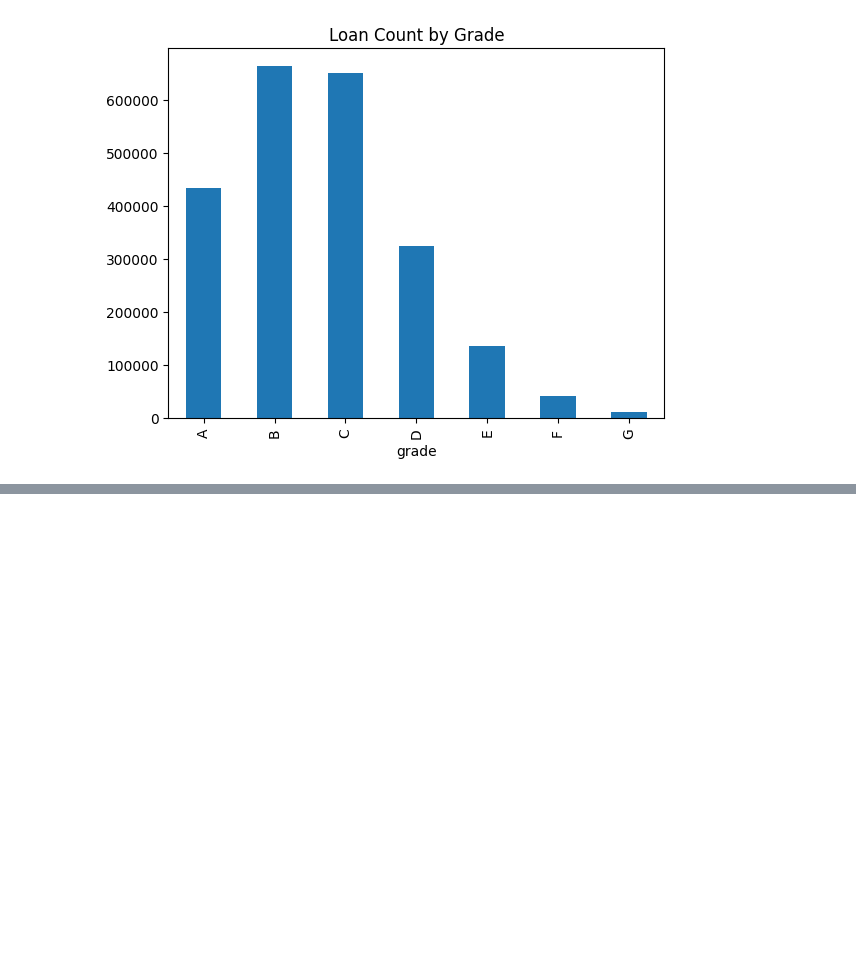
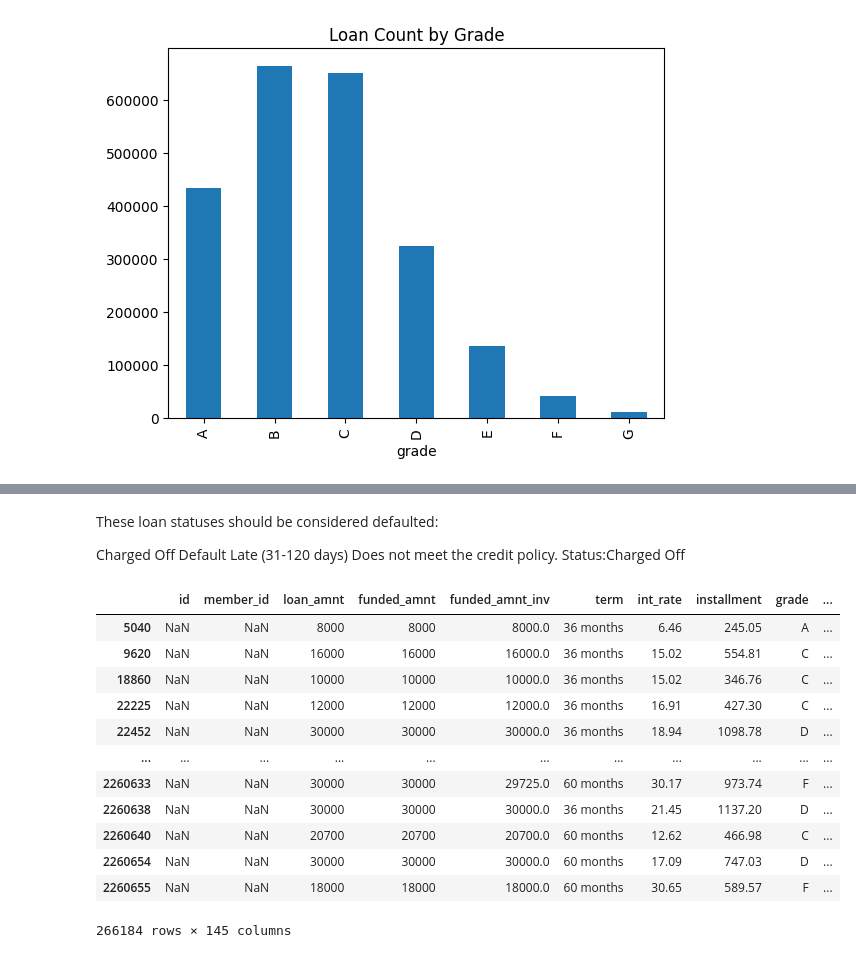
Before and after one commit to septembershashanksharma-hub/finsight-ai, a Jupyter notebook: week1_foundation.ipynb, the cells around one changed output, grey strips where cells are left out. Cells and saved outputs as stored; diff of their text form; code cells hidden in the pictures; blank space fills up the shorter version.

```diff
--- a/week1_foundation.ipynb
+++ b/week1_foundation.ipynb
@@ -198,0 +128,23 @@ Index(['id', 'member_id', 'loan_amnt', 'funded_amnt', 'funded_amnt_inv',
+# %% [markdown]
+These loan statuses should be considered defaulted:
+
+Charged Off
+Default
+Late (31-120 days)
+Does not meet the credit policy. Status:Charged Off
+# %%
+dataset[(dataset['loan_status'] == 'Charged Off') | (dataset['loan_status'] == 'Default') | (dataset['loan_status'] == 'Late (16-30 days)') | (dataset['loan_status'] == 'Does not meet the credit policy. Status:Charged Off')]
+# %% [output]
+|  | id | member_id | loan_amnt | funded_amnt | funded_amnt_inv | term | int_rate | installment | grade | ... |
+| 5040 | NaN | NaN | 8000 | 8000 | 8000.0 | 36 months | 6.46 | 245.05 | A | ... |
+| 9620 | NaN | NaN | 16000 | 16000 | 16000.0 | 36 months | 15.02 | 554.81 | C | ... |
+| 18860 | NaN | NaN | 10000 | 10000 | 10000.0 | 36 months | 15.02 | 346.76 | C | ... |
+| 22225 | NaN | NaN | 12000 | 12000 | 12000.0 | 36 months | 16.91 | 427.30 | C | ... |
+| 22452 | NaN | NaN | 30000 | 30000 | 30000.0 | 36 months | 18.94 | 1098.78 | D | ... |
+| ... | ... | ... | ... | ... | ... | ... | ... | ... | ... | ... |
+| 2260633 | NaN | NaN | 30000 | 30000 | 29725.0 | 60 months | 30.17 | 973.74 | F | ... |
+| 2260638 | NaN | NaN | 30000 | 30000 | 30000.0 | 36 months | 21.45 | 1137.20 | D | ... |
+| 2260640 | NaN | NaN | 20700 | 20700 | 20700.0 | 60 months | 12.62 | 466.98 | C | ... |
+| 2260654 | NaN | NaN | 30000 | 30000 | 30000.0 | 60 months | 17.09 | 747.03 | D | ... |
+| 2260655 | NaN | NaN | 18000 | 18000 | 18000.0 | 60 months | 30.65 | 589.57 | F | ... |
+266184 rows × 145 columns
```
Also changed, not shown: parts of 20 cells of this notebook.
